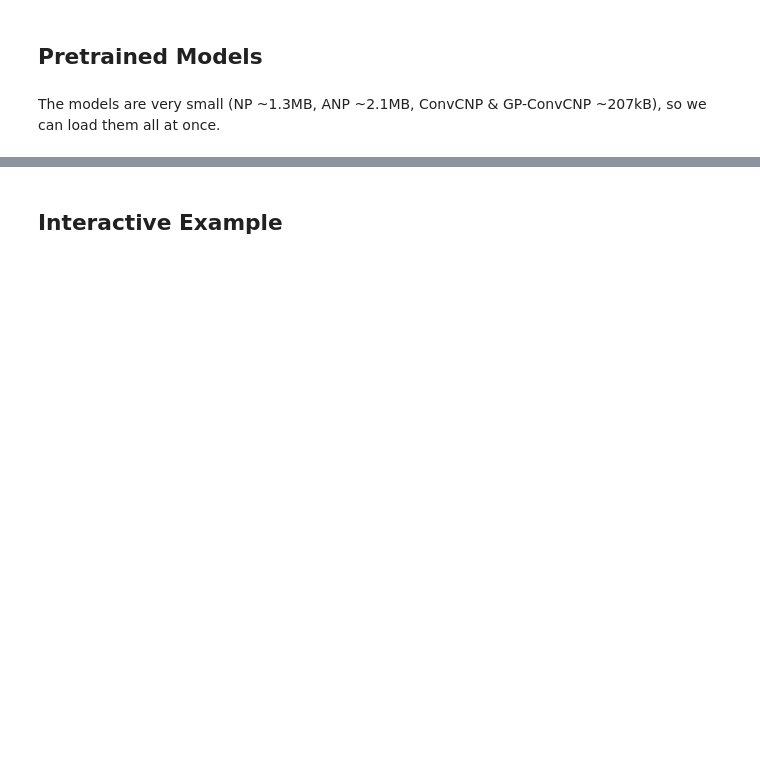
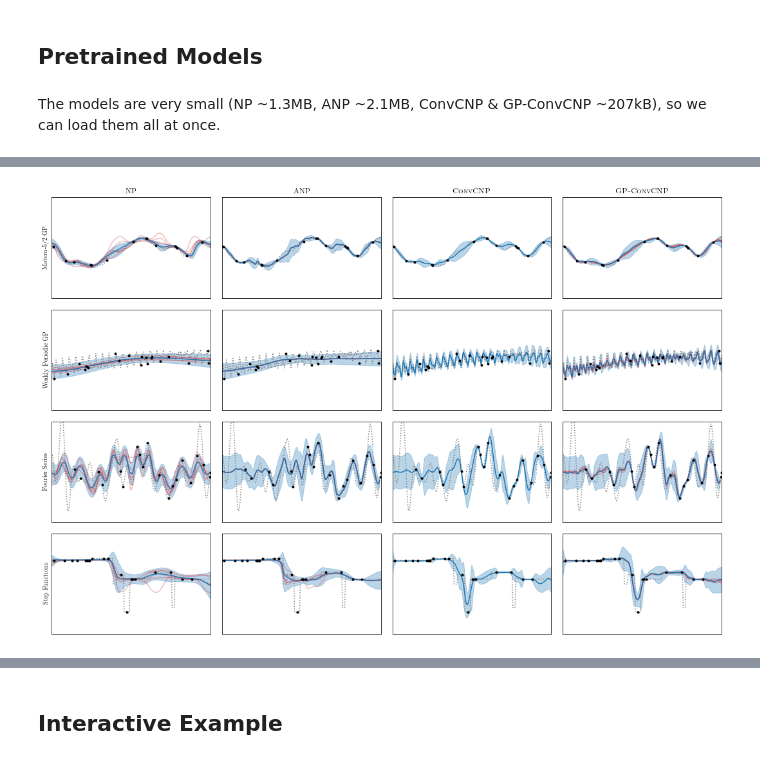
Before and after one commit to MIC-DKFZ/gpconvcnp, a Jupyter notebook: examples.ipynb, the cells around one changed output, grey strips where cells are left out. Saved outputs shown, nothing was run; the diff lists cells and outputs as text; code cells hidden in the pictures; blank space fills up the shorter version.

```diff
--- a/examples.ipynb
+++ b/examples.ipynb
@@ -72,7 +119,7 @@ ANP_models = {}
 ConvCNP_models = {}
 GPConvCNP_models = {}
 
-for function_type in ("matern", "wp", "step"):
+for function_type in ("matern", "wp", "step", "fourier", "lotka", "temperature"):
     NP_models[function_type] = pretrained.NeuralProcess(function_type).eval()
     ANP_models[function_type] = pretrained.AttentiveNeuralProcess(function_type).eval()
     ConvCNP_models[function_type] = pretrained.ConvCNP(function_type, use_gp=False).eval()
@@ -184,0 +135,75 @@ generators[function_type].x_range = old_x_range
+# %%
+function_type = "step"  # you can change this to "wp" o"step"
+num_samples = 5  # number of samples for each example
+show_ticks = False  # You can use this to toggle axis ticks
+prediction_color = cm.tab10(0)
+sample_color = cm.tab10(3)
+y_range = (-5, 5)
+
+prediction_color = cm.tab10(0)
+sample_color = cm.tab10(3)
+y_labels = {
+    "matern": "Matern-5/2 GP",
+    "wp": "Weakly Periodic GP",
+    "fourier": "Fourier Series",
+    "step": "Step Functions"
+}
+
+%matplotlib inline
+fig, ax = plt.subplots(4, 4, figsize=(15, 10))
+
+for r, func in enumerate(y_labels.keys()):
+
+    batch = next(generators[func])
+
+    for m, model in enumerate((NP_models[func], ANP_models[func], ConvCNP_models[func], GPConvCNP_models[func])):
+        with torch.no_grad():
+
+            ax[r, m].set_xlim(*generators[func].x_range)
+            ax[r, m].set_ylim(*y_range)
+
+            prediction = model(batch["context_in"], batch["context_out"], batch["target_in"], store_rep=True)
+            prediction = util.tensor_to_loc_scale(prediction, torch.distributions.Normal, axis=2)
+
+            ax[r, m].fill_between(
+                batch["target_in"][0, :, 0],
+                prediction.loc[0, :, 0] - prediction.scale[0, :, 0],
+                prediction.loc[0, :, 0] + prediction.scale[0, :, 0],
+                color=prediction_color,
+                alpha=0.3
+            )
+            ax[r, m].plot(
+                batch["target_in"][0, :, 0],
+                batch["target_out"][0, :, 0],
+                c="grey",
+                linestyle=":"
+            )
+            if m != 2:
+                samples = model.sample(batch["target_in"], num_samples)
+                samples = util.tensor_to_loc_scale(samples, torch.distributions.Normal, axis=3)
+                ax[r, m].plot(batch["target_in"][0, :], samples.loc[:, 0, :, 0].T, c=sample_color, alpha=0.3)
+            ax[r, m].plot(batch["target_in"][0, :, 0], prediction.loc[0, :, 0], c=prediction_color)
+            ax[r, m].plot(
+                batch["context_in"][0, :, 0],
+                batch["context_out"][0, :, 0],
+                c="black",
+                marker="o",
+                ms=3,
+                linewidth=0
+            )
+
+            if not show_ticks:
+                ax[r, m].set_xticks([])
+                ax[r, m].set_yticks([])
+
+    ax[r, 0].set_ylabel(y_labels[func])
+
+ax[0, 0].set_title("NP")
+ax[0, 1].set_title("ANP")
+ax[0, 2].set_title(r"\textsc{ConvCNP}")
+ax[0, 3].set_title(r"\textsc{GP-ConvCNP}")
+
+fig.tight_layout()
+plt.show()
+# %% [output]
+[figure, added]
```
Also changed, not shown: parts of 15 cells of this notebook, 7 other files.
